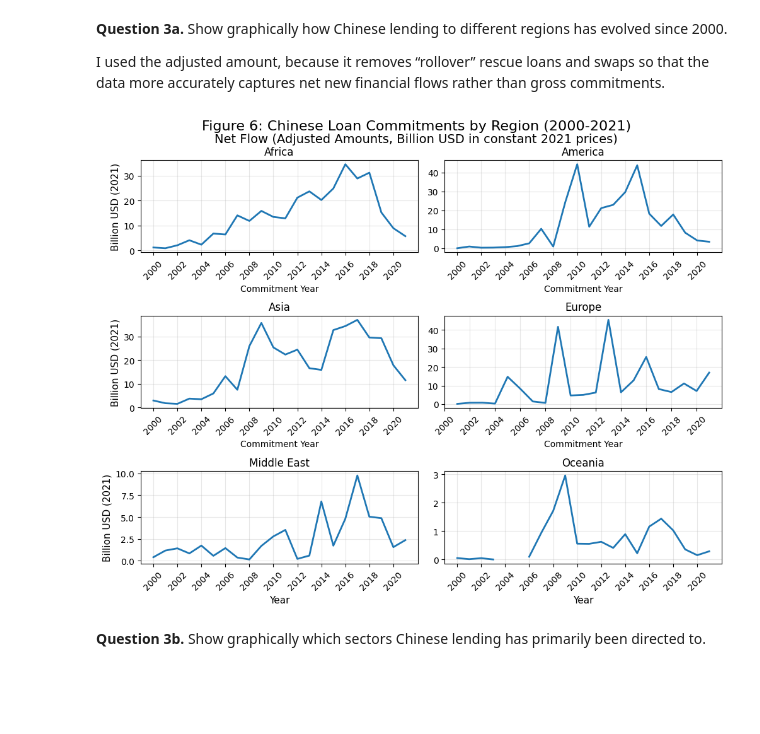
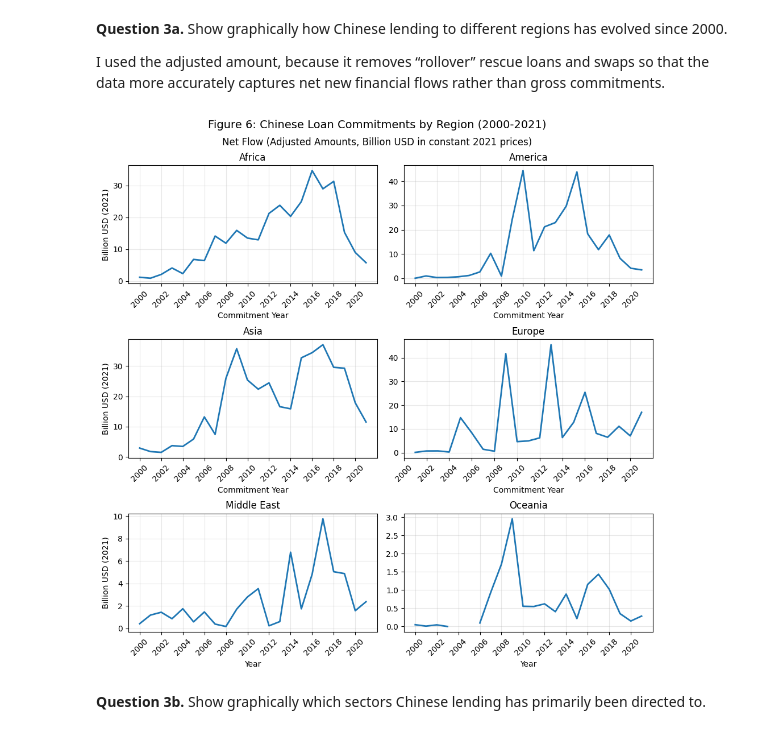
Before and after one commit to J-Wilke/Computational-Economics, a Jupyter notebook: Data Viz/China as a Global Creditor - a Data Excercise/Data Excercise.ipynb, the cells around one changed output. Saved outputs shown, nothing was run; the diff lists cells and outputs as text; code cells hidden in the pictures; blank space fills up the shorter version.

```diff
--- a/Data Viz/China as a Global Creditor - a Data Excercise/Data Excercise.ipynb
+++ b/Data Viz/China as a Global Creditor - a Data Excercise/Data Excercise.ipynb
@@ -653,7 +653,7 @@ AidData_pivot = AidData_grouped.pivot(
 )
 
 # Facet wrap plot
-fig, axes = plt.subplots(nrows=3, ncols=2, figsize=(10, 8), sharex=False)
+fig, axes = plt.subplots(nrows=3, ncols=2, figsize=(10, 10), sharex=False)
 axes = axes.flatten()
 regions = AidData_pivot.columns.sort_values()  # Sort regions
 
@@ -668,37 +668,37 @@ for i, region in enumerate(regions):
 
         # X-axis with all years labeled
         years = range(2000, 2022, 2)  # Every 2 years from 2000 to 2021
         ax.set_xticks(years)
         ax.set_xticklabels(years, rotation=45)
 
         # Format Y-axis - only for left column (even indices: 0, 2, 4)
         if i % 2 == 0:
-            ax.set_ylabel("Billion USD (2021)", fontsize=11)
+            ax.set_ylabel("Billion USD (2021)")
 
         # X-axis label only for bottom plots
         if i >= len(axes) - 2:
-            ax.set_xlabel("Year", fontsize=11)
+            ax.set_xlabel("Year")
 
 # Format title
 plt.suptitle(
     "Figure 6: Chinese Loan Commitments by Region (2000-2021)",
-    fontsize=16,
+    fontsize=14,
     y=0.98
 )
 plt.figtext(
     0.5, 0.935,
     "Net Flow (Adjusted Amounts, Billion USD in constant 2021 prices)",
     ha='center',
-    fontsize=14
+    fontsize=12
 )
 
 # Adjust layout
 plt.tight_layout()
 plt.subplots_adjust(top=0.9)
 
 
 plt.show()
 # %% [output]
-[figure, old version]
+[figure, new version]
 # %% [markdown]
 **Question 3b.** Show graphically which sectors Chinese lending has primarily been directed to.
```
